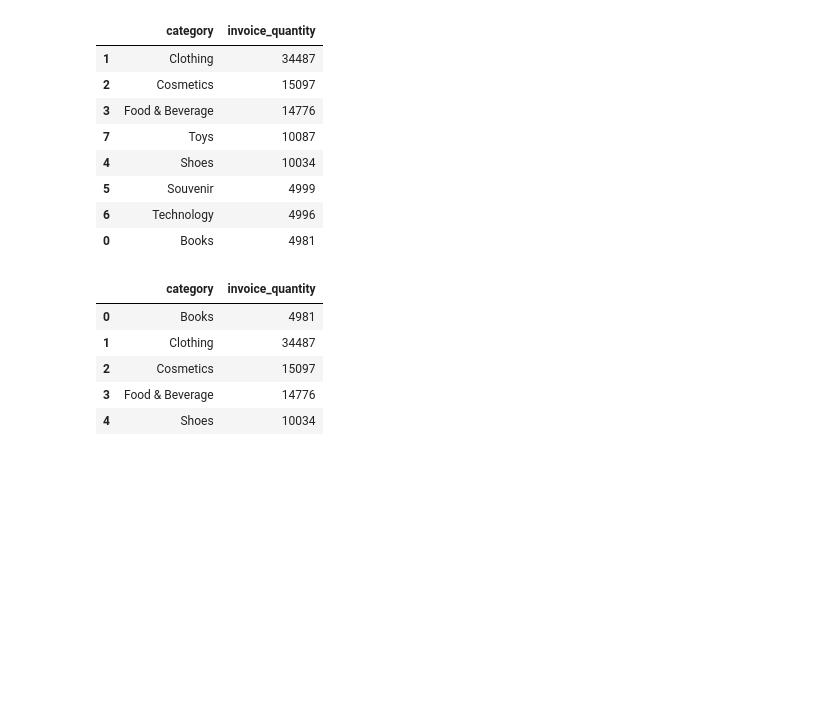
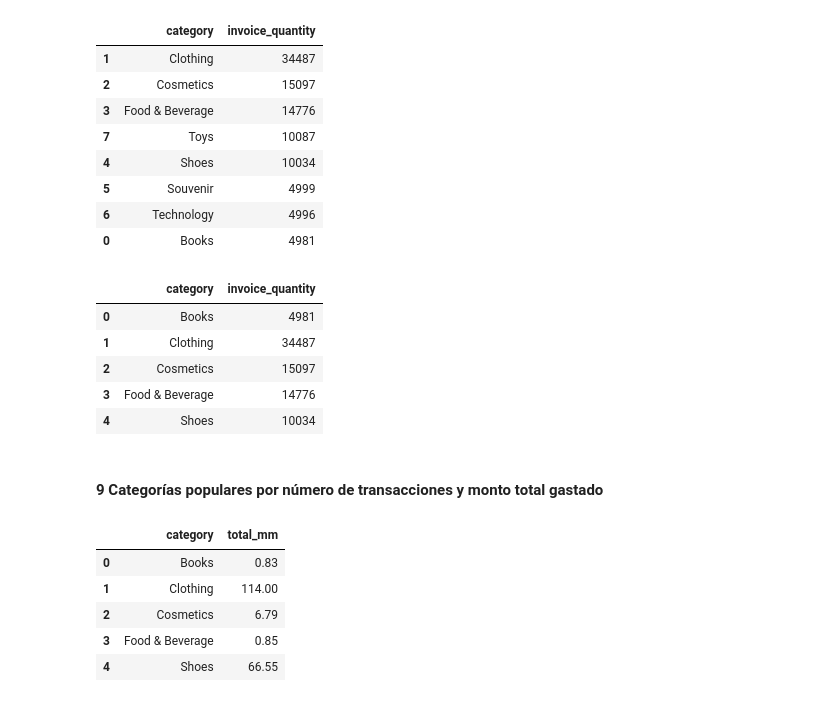
Before and after one commit to sleepmagnus/retail_analysis, a Jupyter notebook: retail.ipynb, the cells around one changed output. Saved outputs shown, nothing was run; the diff lists cells and outputs as text; code cells hidden in the pictures; blank space fills up the shorter version.

```diff
--- a/retail.ipynb
+++ b/retail.ipynb
@@ -530,3 +530,5 @@ df8_1.head()
 # Souvenir : 4999
 # Technology : 4996
 # Toys : 10087
+# %% [markdown]
+#### 9 Categorías populares por número de transacciones y monto total gastado
@@ -532,0 +537,12 @@ df8_1.head()
+# %%
+df9_1 = df9.groupby('category')['total'].sum().reset_index(
+    name='total_mm')
+df9_1['total_mm'] = round( df9_1['total_mm'] / 1e6, 2)
+df9_1.head()
+# %% [output]
+|  | category | total_mm |
+| 0 | Books | 0.83 |
+| 1 | Clothing | 114.00 |
+| 2 | Cosmetics | 6.79 |
+| 3 | Food & Beverage | 0.85 |
+| 4 | Shoes | 66.55 |
```
Also changed, not shown: parts of 2 cells of this notebook.
